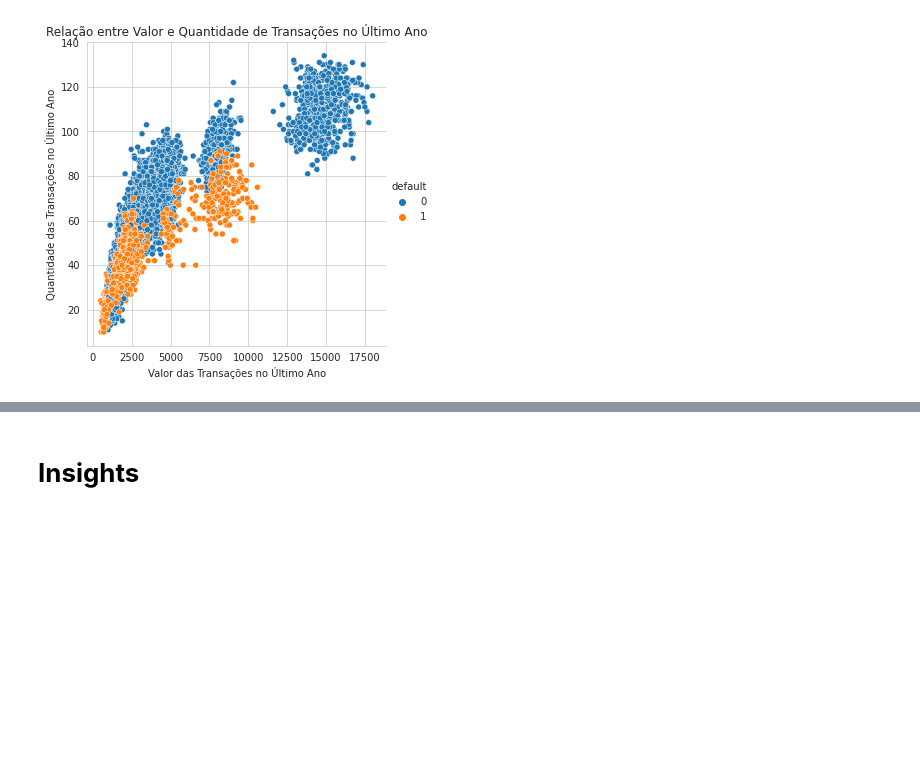
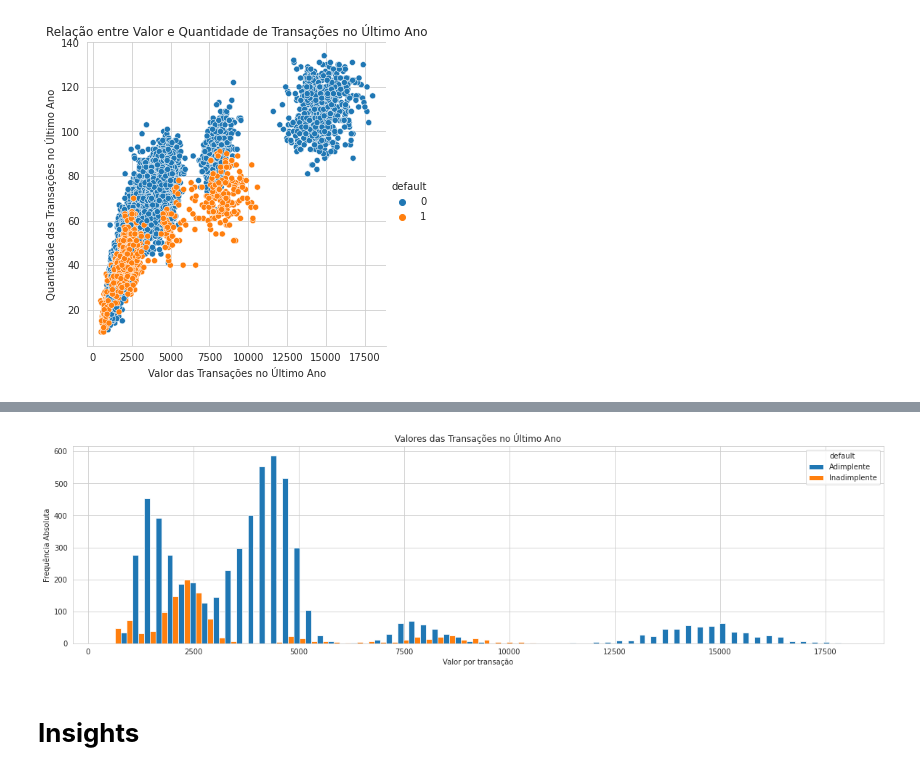
Before and after one commit to narcisonascimento/ebac-python-projeto-final, a Jupyter notebook: ebac-python-projeto-final.ipynb, the cells around one changed output, grey strips where cells are left out. Cells and saved outputs as stored; diff of their text form; code cells hidden in the pictures; blank space fills up the shorter version.

```diff
--- a/ebac-python-projeto-final.ipynb
+++ b/ebac-python-projeto-final.ipynb
@@ -489,0 +495,14 @@ _ = f.set(
+# %%
+#Alterando "default" para string e efetuar a categorização.
+data_types_dict = {'default': str}
+df = df.astype(data_types_dict)
+df.dtypes
+
+fn2 = lambda valor: str(valor.replace("1", "Inadimplente").replace("0", "Adimplente"))
+
+valores_originais = ['1', '0']
+valores_alterados = list(map(fn2, valores_originais))
+
+print(valores_originais)
+
+print(valores_alterados)
@@ -489,0 +512,2 @@ _ = f.set(
+# %%
+df['default'] = df['default'].apply(fn2)
@@ -490,2 +532,18 @@ _ = f.set(
+# %%
+#penguins = sns.load_dataset("penguins")
+#sns.displot(penguins, x="flipper_length_mm", hue="sex", multiple="dodge")
+coluna = 'valor_transacoes_12m'
+titulos = ['Valores das Transações no Último Ano']
+
+eixo = 0
+max_y = 0
+figura, eixos = plt.subplots(1, figsize=(20, 5), sharex=True)
+
+f = sns.histplot(data= df, x= coluna, alpha= 1, hue= 'default', multiple='dodge')
+f.set(title=titulos[eixo], xlabel='Valor por transação', ylabel='Frequência Absoluta')
+
+figura.show()
+# %% [output]
+[figure, added]
 # %% [markdown]
 # **Insights**
```
Also changed, not shown: parts of 6 cells of this notebook.
